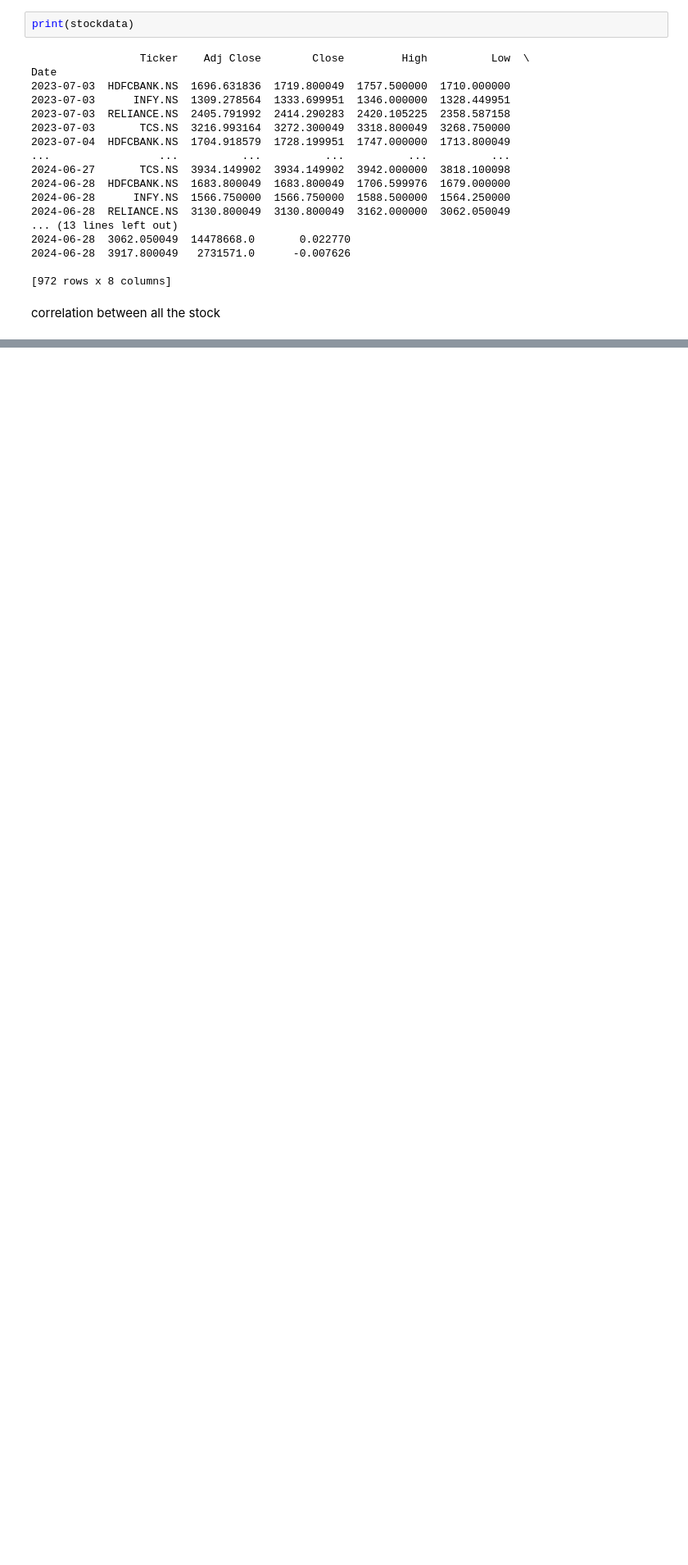
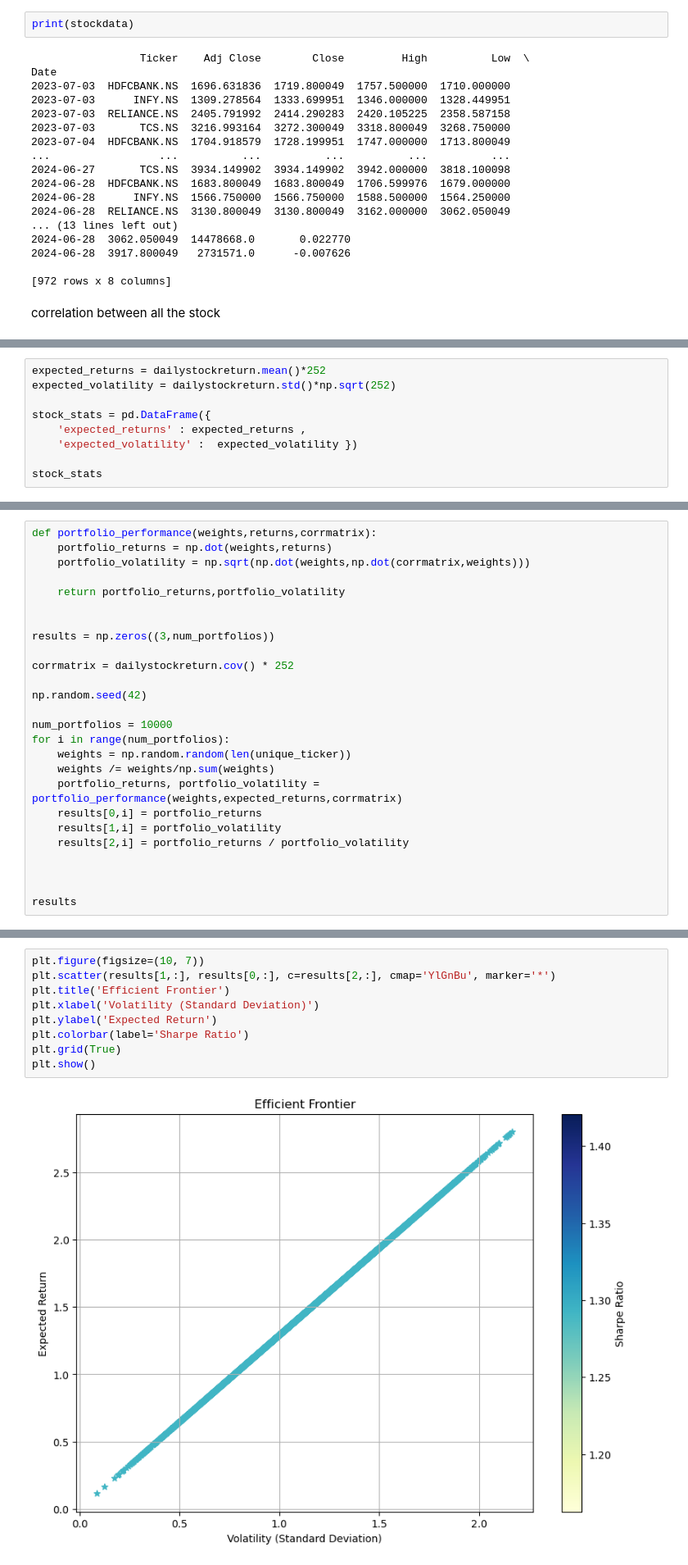
Before and after one commit to jagadabhijaswanth/Stock-Market-Portfolio-Optimization, a Jupyter notebook: Stock-Market-Portfolio-Optimization.ipynb, the cells around one changed output, grey strips where cells are left out. Shown at 82% size. Drawn from its saved outputs; the diff is of its cells as text; blank space fills up the shorter version.

```diff
--- a/Stock-Market-Portfolio-Optimization.ipynb
+++ b/Stock-Market-Portfolio-Optimization.ipynb
@@ -267,0 +270,9 @@ sns.heatmap(corrmatrix,annot=True, cmap='coolwarm', linewidths=.5, fmt='.2f', an
+# %%
+expected_returns = dailystockreturn.mean()*252
+expected_volatility = dailystockreturn.std()*np.sqrt(252)
+
+stock_stats = pd.DataFrame({
+    'expected_returns' : expected_returns ,
+    'expected_volatility' :  expected_volatility })
+
+stock_stats
@@ -267,0 +288,26 @@ sns.heatmap(corrmatrix,annot=True, cmap='coolwarm', linewidths=.5, fmt='.2f', an
+# %%
+def portfolio_performance(weights,returns,corrmatrix):
+    portfolio_returns = np.dot(weights,returns)
+    portfolio_volatility = np.sqrt(np.dot(weights,np.dot(corrmatrix,weights)))
+
+    return portfolio_returns,portfolio_volatility
+
+
+results = np.zeros((3,num_portfolios))
+
+corrmatrix = dailystockreturn.cov() * 252
+
+np.random.seed(42)
+
+num_portfolios = 10000
+for i in range(num_portfolios):
+    weights = np.random.random(len(unique_ticker))
+    weights /= weights/np.sum(weights)
+    portfolio_returns, portfolio_volatility = portfolio_performance(weights,expected_returns,corrmatrix)
+    results[0,i] = portfolio_returns
+    results[1,i] = portfolio_volatility
+    results[2,i] = portfolio_returns / portfolio_volatility
+
+
+
+results
@@ -267,0 +321,11 @@ sns.heatmap(corrmatrix,annot=True, cmap='coolwarm', linewidths=.5, fmt='.2f', an
+# %%
+plt.figure(figsize=(10, 7))
+plt.scatter(results[1,:], results[0,:], c=results[2,:], cmap='YlGnBu', marker='*')
+plt.title('Efficient Frontier')
+plt.xlabel('Volatility (Standard Deviation)')
+plt.ylabel('Expected Return')
+plt.colorbar(label='Sharpe Ratio')
+plt.grid(True)
+plt.show()
+# %% [output]
+[figure, added]
```
Also changed, not shown: parts of 6 cells of this notebook.
